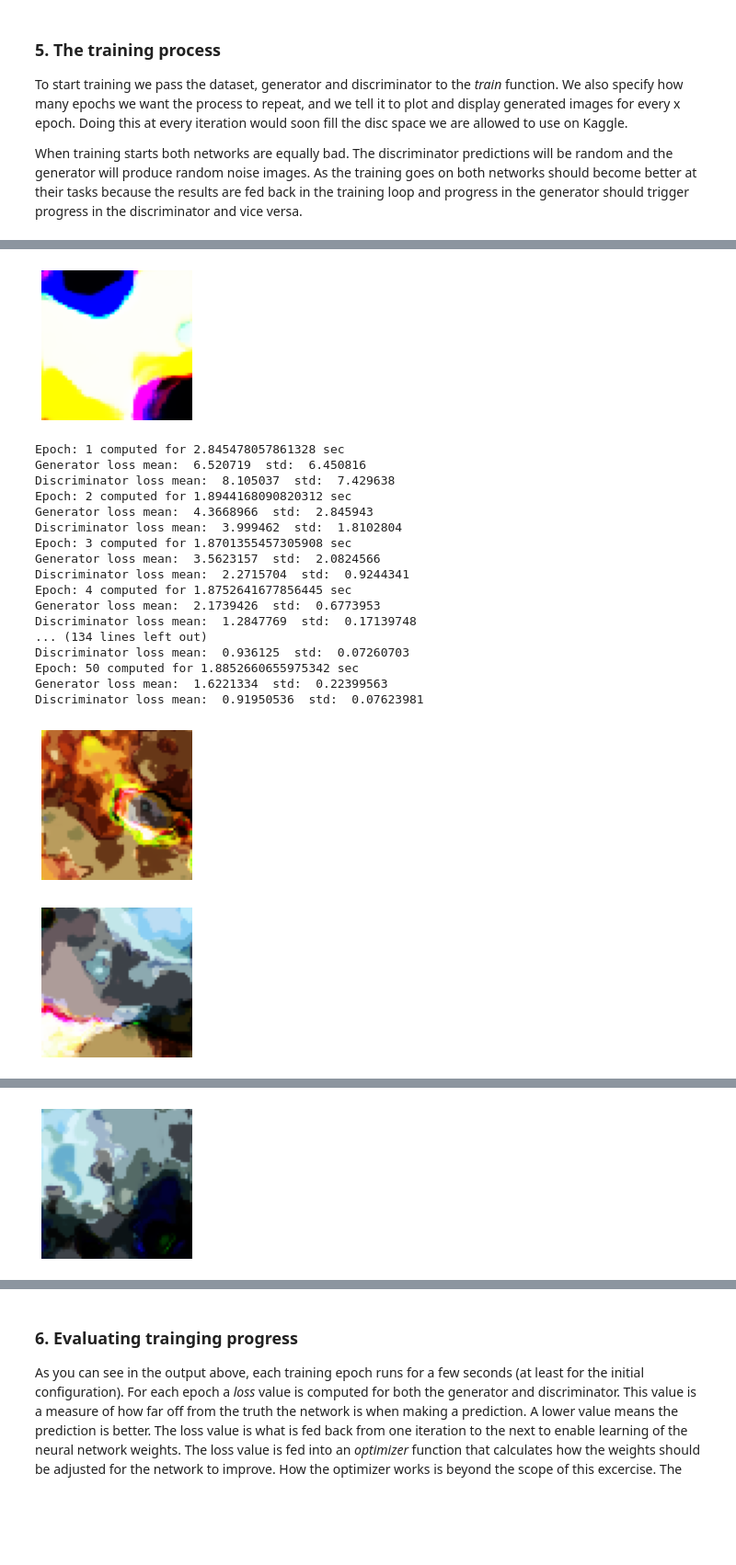
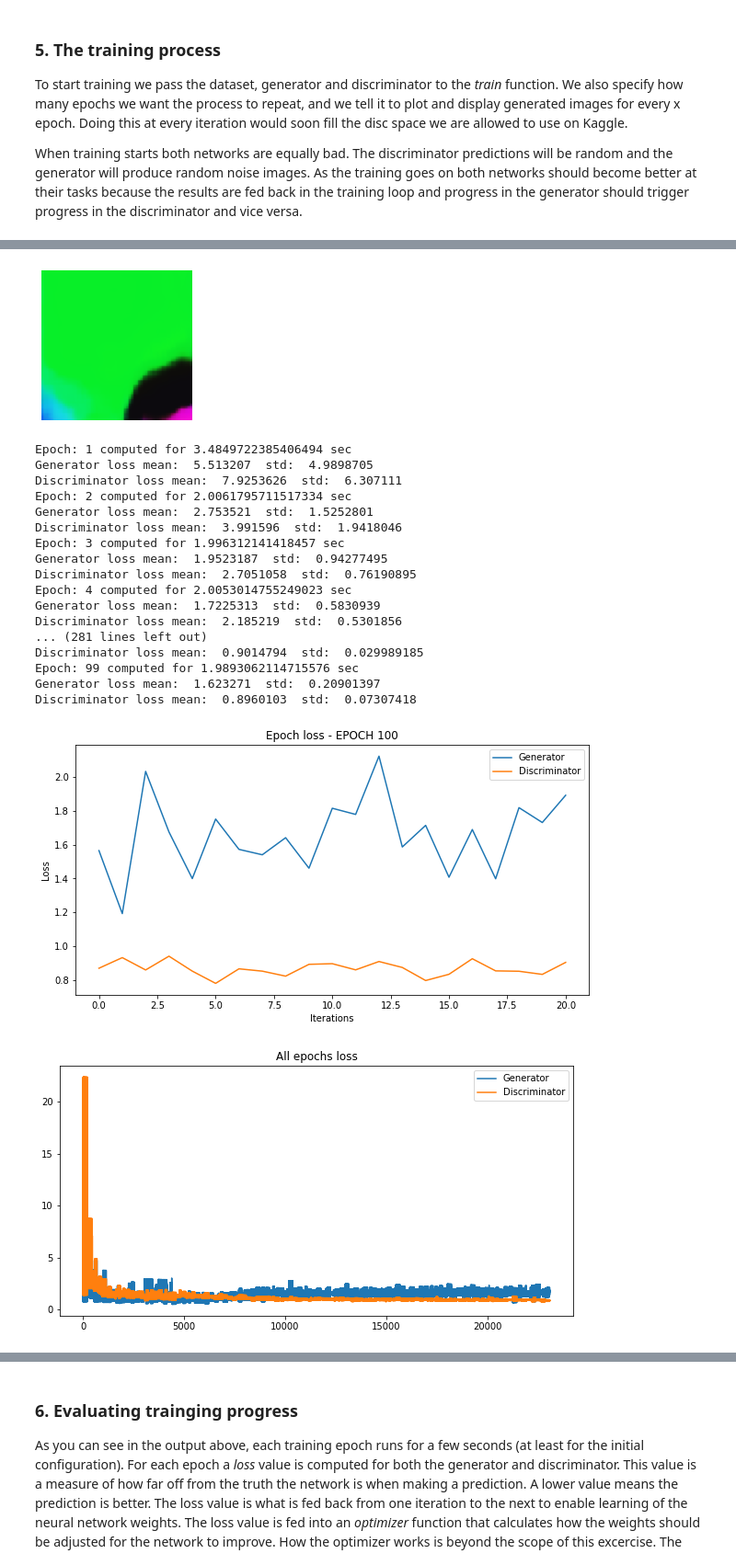
Before and after one commit to aoertel/bob-ross-challenge-wasp, a Jupyter notebook: deep_art_challenge_part_1.ipynb, the cells around one changed output, grey strips where cells are left out. Shown at 92% size. Cells and saved outputs as stored; diff of their text form; code cells hidden in the pictures; blank space fills up the shorter version.

Commit message:
Update model

```diff
--- a/deep_art_challenge_part_1.ipynb
+++ b/deep_art_challenge_part_1.ipynb
@@ -362,6 +362,7 @@ class DCGAN():
         model = self.upsampling(model, 128, (5, 5))
         model.add(Dropout(dropout_rate))
         model = self.upsampling(model, 64, (3, 3))
+        model.add(Dropout(dropout_rate))
         model = self.upsampling(model, 32, (3, 3))
 
         model.add(Dense(IMAGE_CHANNELS, activation="tanh", kernel_initializer=initializer))
@@ -369,9 +370,11 @@ class DCGAN():
 
     def build_discriminator(self):
         leaky_relu_slope = self.hyperparms["leaky_relu_slope"]
+        dropout_rate = self.hyperparms["dropout_rate"]
         initializer = self.weight_initializer()
 
         model = Sequential()
+
         model.add(Conv2D(
             64,
             (4, 4),
@@ -382,8 +385,11 @@ class DCGAN():
             kernel_initializer=initializer))
         model.add(LeakyReLU(alpha=leaky_relu_slope))
 
+        model.add(Dropout(dropout_rate))
         model = self.conv(model, 64, 4, 2, leaky_relu_slope)
+        model.add(Dropout(dropout_rate))
         model = self.conv(model, 128, 4, 2, leaky_relu_slope)
+        model.add(Dropout(dropout_rate))
         model = self.conv(model, 256, 4, 2, leaky_relu_slope)
 
         model.add(Flatten())
@@ -501,18 +507,33 @@ IMAGE_DIR = "./imgs"
 
 In machine learning we separate parameters from hyperparameters. Hyperparameters are all parameters that are set before starting the training process. The other parameters or weights are learnt automatically in the training process. Different settings of the hyperparameters can make a huge effect on the outcome of the training.
 # %%
+# Our first try parameters
 hyperparameters = {
-    "leaky_relu_slope": 0.1,
-    "dropout_rate": 0.1,
+    "leaky_relu_slope": 0.2,
+    "dropout_rate": 0.5,
     "weight_init_std": 0.5,
     "weight_init_mean": 0.0,
-    "learning_rate_initial_discriminator": 0.01,
+    "learning_rate_initial_discriminator": 0.001,
     "learning_rate_initial_generator": 0.01,
     "noise_array_dimensions": 50,
     "batch_size": 16,
     "label_smoothing": True,
     "label_noise": True
 }
+
+# Modified default parameters
+hyperparameters = {
+    "leaky_relu_slope": 0.2,
+    "dropout_rate": 0.5,
+    "weight_init_std": 0.1,
+    "weight_init_mean": 0.0,
+    "learning_rate_initial_discriminator": 0.01,
+    "learning_rate_initial_generator": 0.01,
+    "noise_array_dimensions": 128,
+    "batch_size": 16,
+    "label_smoothing": True,
+    "label_noise": True
+}
 dcgan = DCGAN(hyperparameters)
 # %% [markdown]
 ### 3. Create training dataset
@@ -540,6 +561,6 @@ dcgan.train(
     dataset,
     generator,
     discriminator,
-    epochs=50,
+    epochs=100,
     save_every_x_results=100)
 # %% [output]
@@ -552,20 +573,20 @@ dcgan.train(
-[figure, old version]
+[figure, new version]
-Epoch: 1 computed for 2.845478057861328 sec
-Generator loss mean:  6.520719  std:  6.450816
-Discriminator loss mean:  8.105037  std:  7.429638
-Epoch: 2 computed for 1.8944168090820312 sec
-Generator loss mean:  4.3668966  std:  2.845943
-Discriminator loss mean:  3.999462  std:  1.8102804
-Epoch: 3 computed for 1.8701355457305908 sec
-Generator loss mean:  3.5623157  std:  2.0824566
-Discriminator loss mean:  2.2715704  std:  0.9244341
-Epoch: 4 computed for 1.8752641677856445 sec
-Generator loss mean:  2.1739426  std:  0.6773953
-Discriminator loss mean:  1.2847769  std:  0.17139748
-... (134 lines left out)
-Discriminator loss mean:  0.936125  std:  0.07260703
-Epoch: 50 computed for 1.8852660655975342 sec
-Generator loss mean:  1.6221334  std:  0.22399563
-Discriminator loss mean:  0.91950536  std:  0.07623981
+Epoch: 1 computed for 3.4849722385406494 sec
+Generator loss mean:  5.513207  std:  4.9898705
+Discriminator loss mean:  7.9253626  std:  6.307111
+Epoch: 2 computed for 2.0061795711517334 sec
+Generator loss mean:  2.753521  std:  1.5252801
+Discriminator loss mean:  3.991596  std:  1.9418046
+Epoch: 3 computed for 1.996312141418457 sec
+Generator loss mean:  1.9523187  std:  0.94277495
+Discriminator loss mean:  2.7051058  std:  0.76190895
+Epoch: 4 computed for 2.0053014755249023 sec
+Generator loss mean:  1.7225313  std:  0.5830939
+Discriminator loss mean:  2.185219  std:  0.5301856
+... (281 lines left out)
+Discriminator loss mean:  0.9014794  std:  0.029989185
+Epoch: 99 computed for 1.9893062114715576 sec
+Generator loss mean:  1.623271  std:  0.20901397
+Discriminator loss mean:  0.8960103  std:  0.07307418
-[figure, old version]
+[figure, new version]
-[figure, old version]
+[figure, new version]
@@ -574 +594,0 @@ Discriminator loss mean:  0.91950536  std:  0.07623981
-[figure, removed]
```
Also changed, not shown: parts of 2 cells of this notebook.
